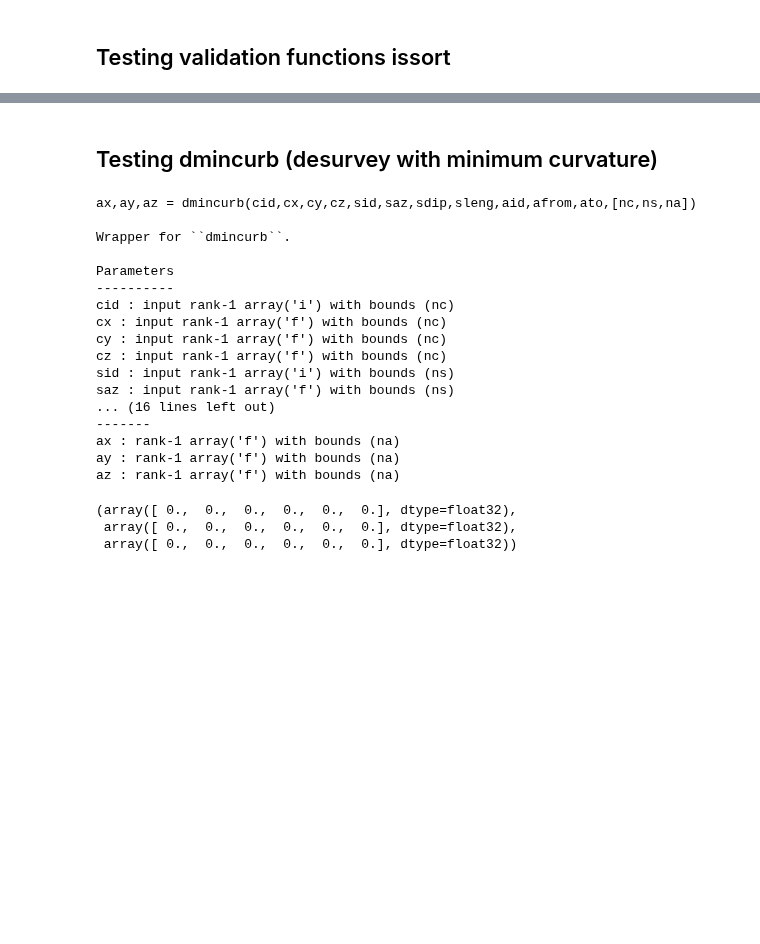
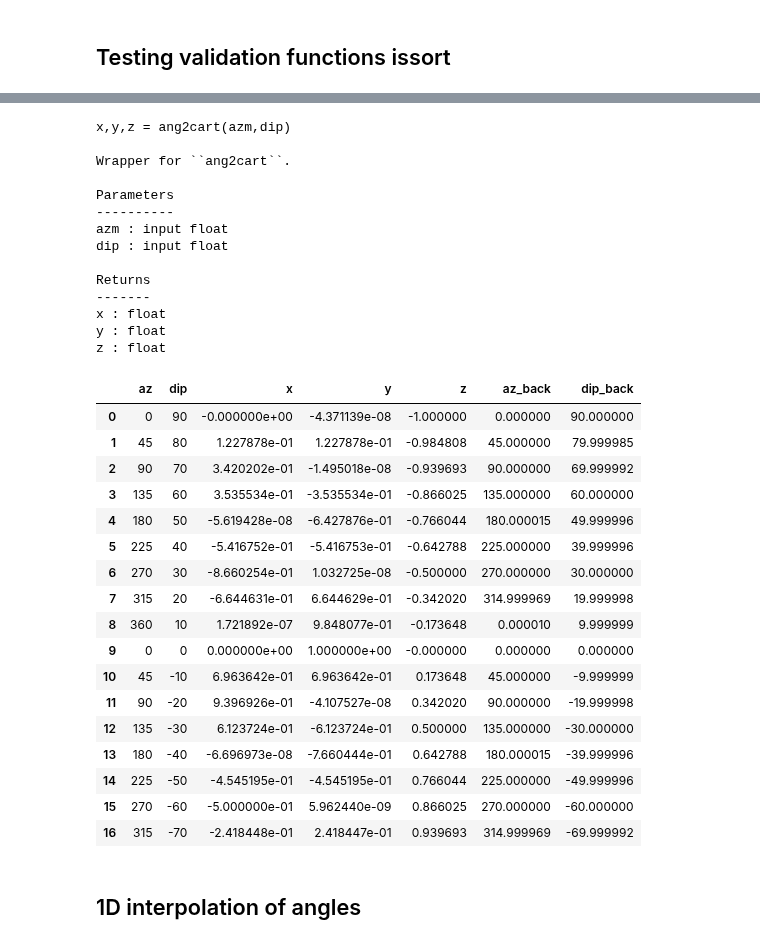
Before and after one commit to opengeostat/pygslib, a Jupyter notebook: pygslib/Ipython_templates/drillhole.ipynb, the cells around one changed output, grey strips where cells are left out. Saved outputs shown, nothing was run; the diff lists cells and outputs as text; code cells hidden in the pictures; blank space fills up the shorter version.

Commit message:
work on desurvey/drillholes

```diff
--- a/pygslib/Ipython_templates/drillhole.ipynb
+++ b/pygslib/Ipython_templates/drillhole.ipynb
@@ -63,0 +24,4 @@ assay
+# %%
+angles = pd.DataFrame (
+    {'az'   : [0.,45,90,135,180,225,270,315,360,0,45,90,135,180,225,270,315],
+     'dip': [90.,80,70,60,50,40,30,20,10,0,-10,-20,-30,-40,-50,-60,-70]})
@@ -183,22 +51,17 @@ error :  35 expected : 35
-# %% [markdown]
-## Testing dmincurb (desurvey with minimum curvature)
 # %%
-print gslib.__drillhole.dmincurb.__doc__
+print gslib.__drillhole.ang2cart.__doc__
 # %% [output]
-ax,ay,az = dmincurb(cid,cx,cy,cz,sid,saz,sdip,sleng,aid,afrom,ato,[nc,ns,na])
+x,y,z = ang2cart(azm,dip)
 
-Wrapper for ``dmincurb``.
+Wrapper for ``ang2cart``.
 
 Parameters
 ----------
-cid : input rank-1 array('i') with bounds (nc)
-cx : input rank-1 array('f') with bounds (nc)
-cy : input rank-1 array('f') with bounds (nc)
-cz : input rank-1 array('f') with bounds (nc)
-sid : input rank-1 array('i') with bounds (ns)
-saz : input rank-1 array('f') with bounds (ns)
-... (16 lines left out)
+azm : input float
+dip : input float
+
+Returns
 -------
-ax : rank-1 array('f') with bounds (na)
-ay : rank-1 array('f') with bounds (na)
-az : rank-1 array('f') with bounds (na)
+x : float
+y : float
+z : float
@@ -220,6 +68,44 @@ ax,ay,az = gslib.__drillhole.dmincurb(**parameter_desurvey)
-# %%
-ax,ay,az
-# %% [output]
-(array([ 0.,  0.,  0.,  0.,  0.,  0.], dtype=float32),
- array([ 0.,  0.,  0.,  0.,  0.,  0.], dtype=float32),
- array([ 0.,  0.,  0.,  0.,  0.,  0.], dtype=float32))
+# %%
+angles['x']=0.
+angles['y']=0.
+angles['z']=0.
+
+for i in range(len(angles)):
+    x,y,z = gslib.__drillhole.ang2cart(azm=angles['az'][i],dip=angles['dip'][i])
+    angles['x'][i]=x
+    angles['y'][i]=y
+    angles['z'][i]=z
+
+angles['az_back']=0.
+angles['dip_back']=0.
+
+for i in range(len(angles)):
+    a,d = gslib.__drillhole.cart2ang(x=angles['x'][i],
+                                       y=angles['y'][i],
+                                       z=angles['z'][i])
+    angles['az_back'][i]=a
+    angles['dip_back'][i]=d
+
+
+angles
+# %% [output]
+|  | az | dip | x | y | z | az_back | dip_back |
+| 0 | 0 | 90 | -0.000000e+00 | -4.371139e-08 | -1.000000 | 0.000000 | 90.000000 |
+| 1 | 45 | 80 | 1.227878e-01 | 1.227878e-01 | -0.984808 | 45.000000 | 79.999985 |
+| 2 | 90 | 70 | 3.420202e-01 | -1.495018e-08 | -0.939693 | 90.000000 | 69.999992 |
+| 3 | 135 | 60 | 3.535534e-01 | -3.535534e-01 | -0.866025 | 135.000000 | 60.000000 |
+| 4 | 180 | 50 | -5.619428e-08 | -6.427876e-01 | -0.766044 | 180.000015 | 49.999996 |
+| 5 | 225 | 40 | -5.416752e-01 | -5.416753e-01 | -0.642788 | 225.000000 | 39.999996 |
+| 6 | 270 | 30 | -8.660254e-01 | 1.032725e-08 | -0.500000 | 270.000000 | 30.000000 |
+| 7 | 315 | 20 | -6.644631e-01 | 6.644629e-01 | -0.342020 | 314.999969 | 19.999998 |
+| 8 | 360 | 10 | 1.721892e-07 | 9.848077e-01 | -0.173648 | 0.000010 | 9.999999 |
+| 9 | 0 | 0 | 0.000000e+00 | 1.000000e+00 | -0.000000 | 0.000000 | 0.000000 |
+| 10 | 45 | -10 | 6.963642e-01 | 6.963642e-01 | 0.173648 | 45.000000 | -9.999999 |
+| 11 | 90 | -20 | 9.396926e-01 | -4.107527e-08 | 0.342020 | 90.000000 | -19.999998 |
+| 12 | 135 | -30 | 6.123724e-01 | -6.123724e-01 | 0.500000 | 135.000000 | -30.000000 |
+| 13 | 180 | -40 | -6.696973e-08 | -7.660444e-01 | 0.642788 | 180.000015 | -39.999996 |
+| 14 | 225 | -50 | -4.545195e-01 | -4.545195e-01 | 0.766044 | 225.000000 | -49.999996 |
+| 15 | 270 | -60 | -5.000000e-01 | 5.962440e-09 | 0.866025 | 270.000000 | -60.000000 |
+| 16 | 315 | -70 | -2.418448e-01 | 2.418447e-01 | 0.939693 | 314.999969 | -69.999992 |
+# %% [markdown]
+## 1D interpolation of angles
```
Also changed, not shown: parts of 33 cells of this notebook, 2 other files.
